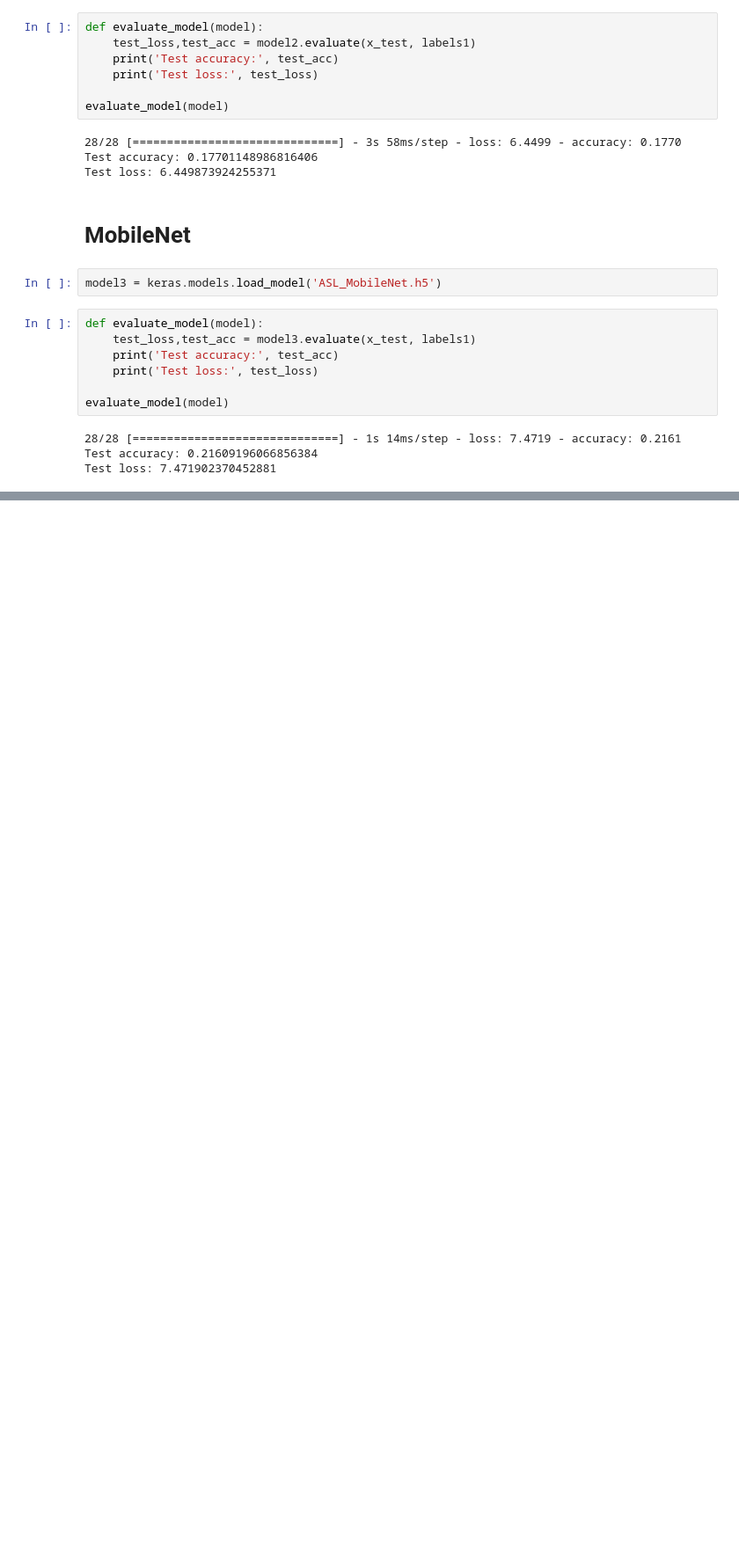
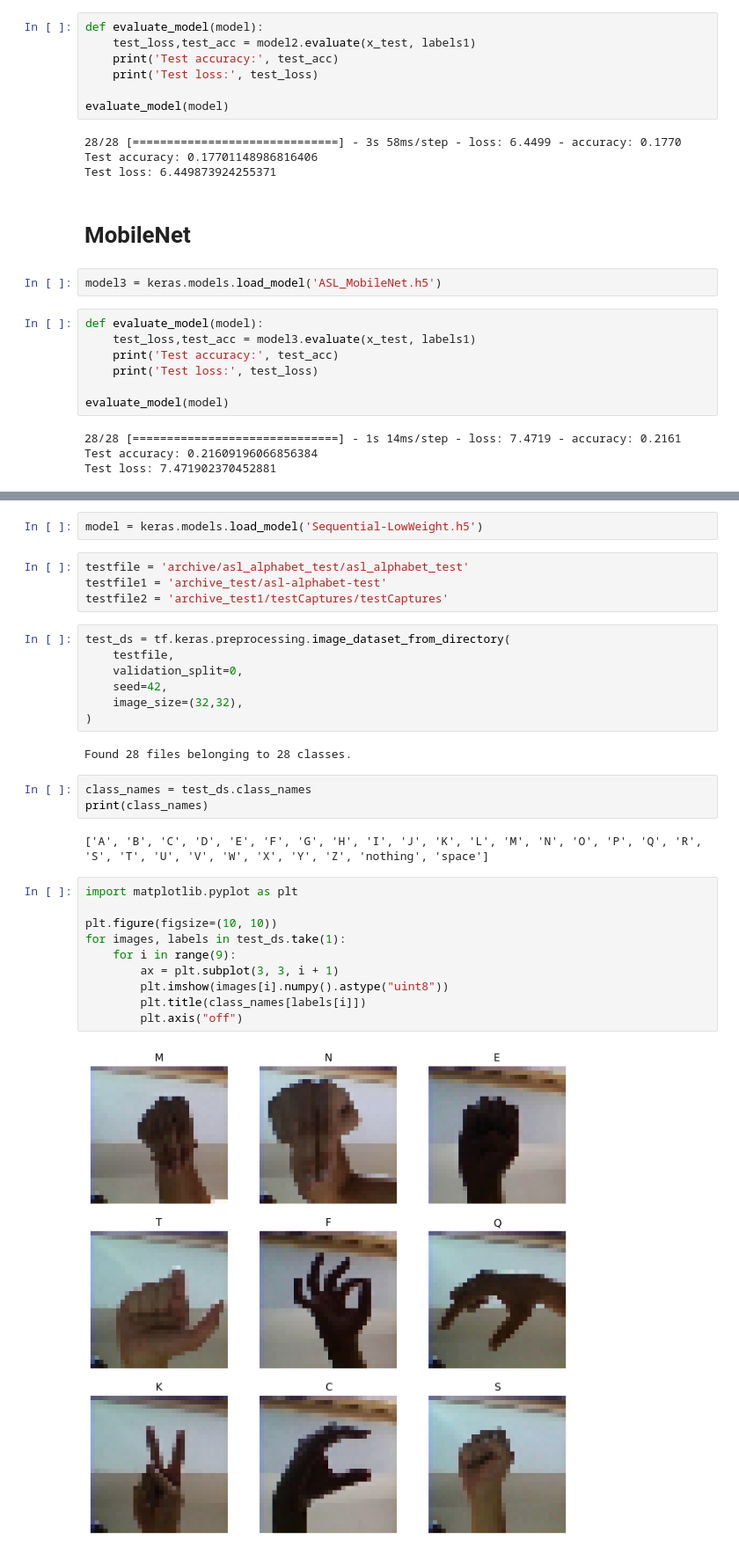
Before and after one commit to aalemi97/ENEL645, a Jupyter notebook: Final_Project/Test evaluation.ipynb, the cells around one changed output, grey strips where cells are left out. Shown at 88% size. Saved outputs shown, nothing was run; the diff lists cells and outputs as text; blank space fills up the shorter version.

```diff
--- a/Final_Project/Test evaluation.ipynb
+++ b/Final_Project/Test evaluation.ipynb
@@ -168,0 +292,32 @@ Test loss: 7.471902370452881
+# %%
+model = keras.models.load_model('Sequential-LowWeight.h5')
+# %%
+testfile = 'archive/asl_alphabet_test/asl_alphabet_test'
+testfile1 = 'archive_test/asl-alphabet-test'
+testfile2 = 'archive_test1/testCaptures/testCaptures'
+# %%
+test_ds = tf.keras.preprocessing.image_dataset_from_directory(
+    testfile,
+    validation_split=0,
+    seed=42,
+    image_size=(32,32),
+)
+# %% [output]
+Found 28 files belonging to 28 classes.
+# %%
+class_names = test_ds.class_names
+print(class_names)
+# %% [output]
+['A', 'B', 'C', 'D', 'E', 'F', 'G', 'H', 'I', 'J', 'K', 'L', 'M', 'N', 'O', 'P', 'Q', 'R', 'S', 'T', 'U', 'V', 'W', 'X', 'Y', 'Z', 'nothing', 'space']
+# %%
+import matplotlib.pyplot as plt
+
+plt.figure(figsize=(10, 10))
+for images, labels in test_ds.take(1):
+    for i in range(9):
+        ax = plt.subplot(3, 3, i + 1)
+        plt.imshow(images[i].numpy().astype("uint8"))
+        plt.title(class_names[labels[i]])
+        plt.axis("off")
+# %% [output]
+[figure, added]
```
Also changed, not shown: parts of 57 cells of this notebook.
